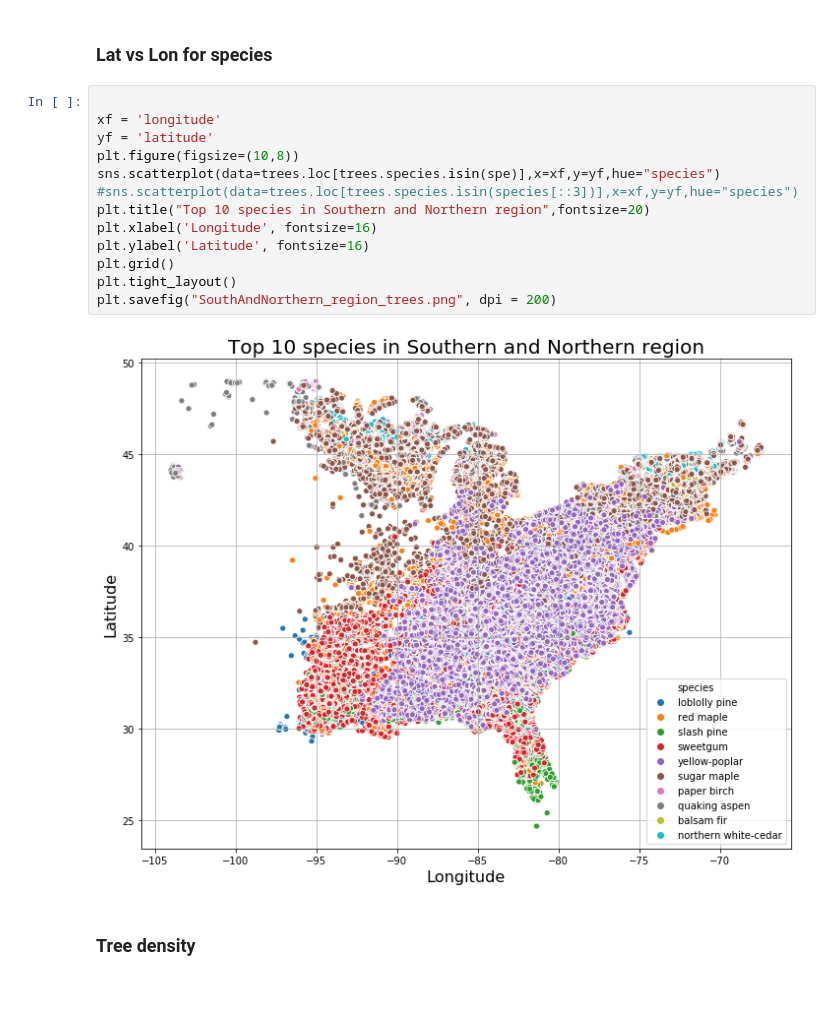
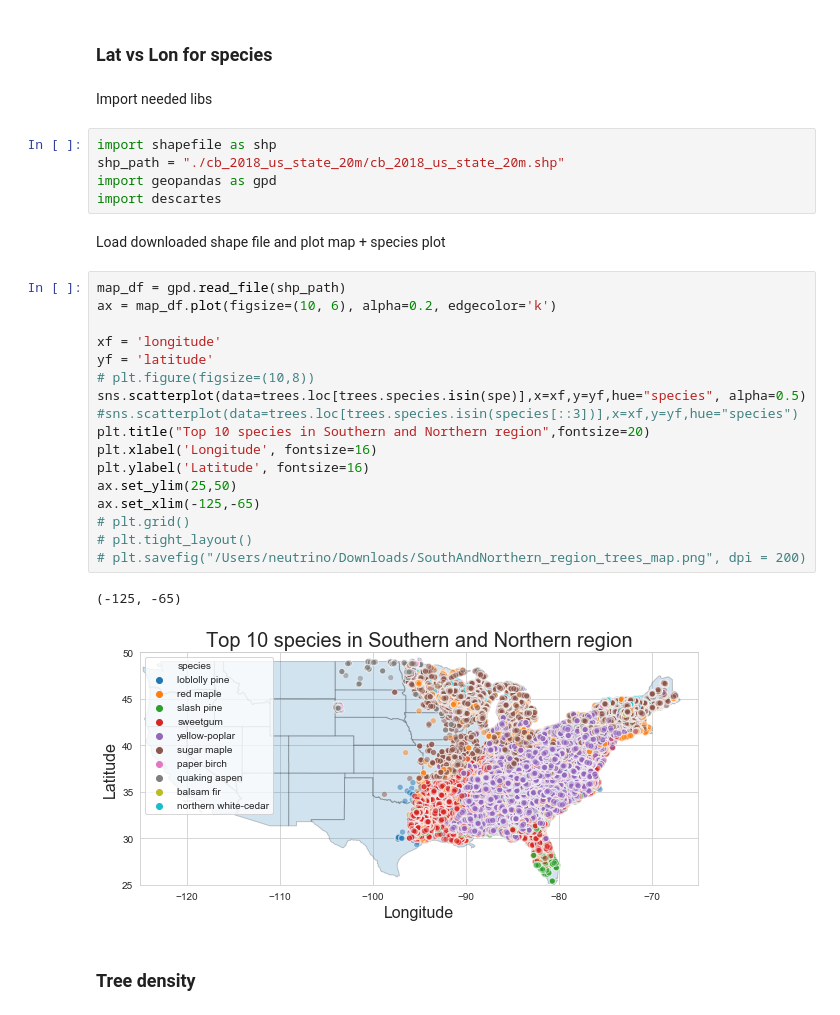
Before and after one commit to dheligman/climate, a Jupyter notebook: Bayes_classifier_JT.ipynb, the cells around one changed output. Saved outputs shown, nothing was run; the diff lists cells and outputs as text.

```diff
--- a/Bayes_classifier_JT.ipynb
+++ b/Bayes_classifier_JT.ipynb
@@ -210,21 +210,35 @@ plt.savefig("NBGauss_score.png")
 ## Make and beautify Kent's plots
 # %% [markdown]
 ### Lat vs Lon for species
+# %% [markdown]
+Import needed libs
+# %%
+import shapefile as shp
+shp_path = "./cb_2018_us_state_20m/cb_2018_us_state_20m.shp"
+import geopandas as gpd
+import descartes
+# %% [markdown]
+Load downloaded shape file and plot map + species plot
 # %%
+map_df = gpd.read_file(shp_path)
+ax = map_df.plot(figsize=(10, 6), alpha=0.2, edgecolor='k')
 
 xf = 'longitude'
 yf = 'latitude'
-plt.figure(figsize=(10,8))
-sns.scatterplot(data=trees.loc[trees.species.isin(spe)],x=xf,y=yf,hue="species")
+# plt.figure(figsize=(10,8))
+sns.scatterplot(data=trees.loc[trees.species.isin(spe)],x=xf,y=yf,hue="species", alpha=0.5)
 #sns.scatterplot(data=trees.loc[trees.species.isin(species[::3])],x=xf,y=yf,hue="species")
 plt.title("Top 10 species in Southern and Northern region",fontsize=20)
 plt.xlabel('Longitude', fontsize=16)
 plt.ylabel('Latitude', fontsize=16)
-plt.grid()
-plt.tight_layout()
-plt.savefig("SouthAndNorthern_region_trees.png", dpi = 200)
+ax.set_ylim(25,50)
+ax.set_xlim(-125,-65)
+# plt.grid()
+# plt.tight_layout()
+# plt.savefig("/Users/neutrino/Downloads/SouthAndNorthern_region_trees_map.png", dpi = 200)
 # %% [output]
+(-125, -65)
-[figure, old version]
+[figure, new version]
 # %% [markdown]
 ### Tree density
 # %%
```
Also changed, not shown: 7 other files.
